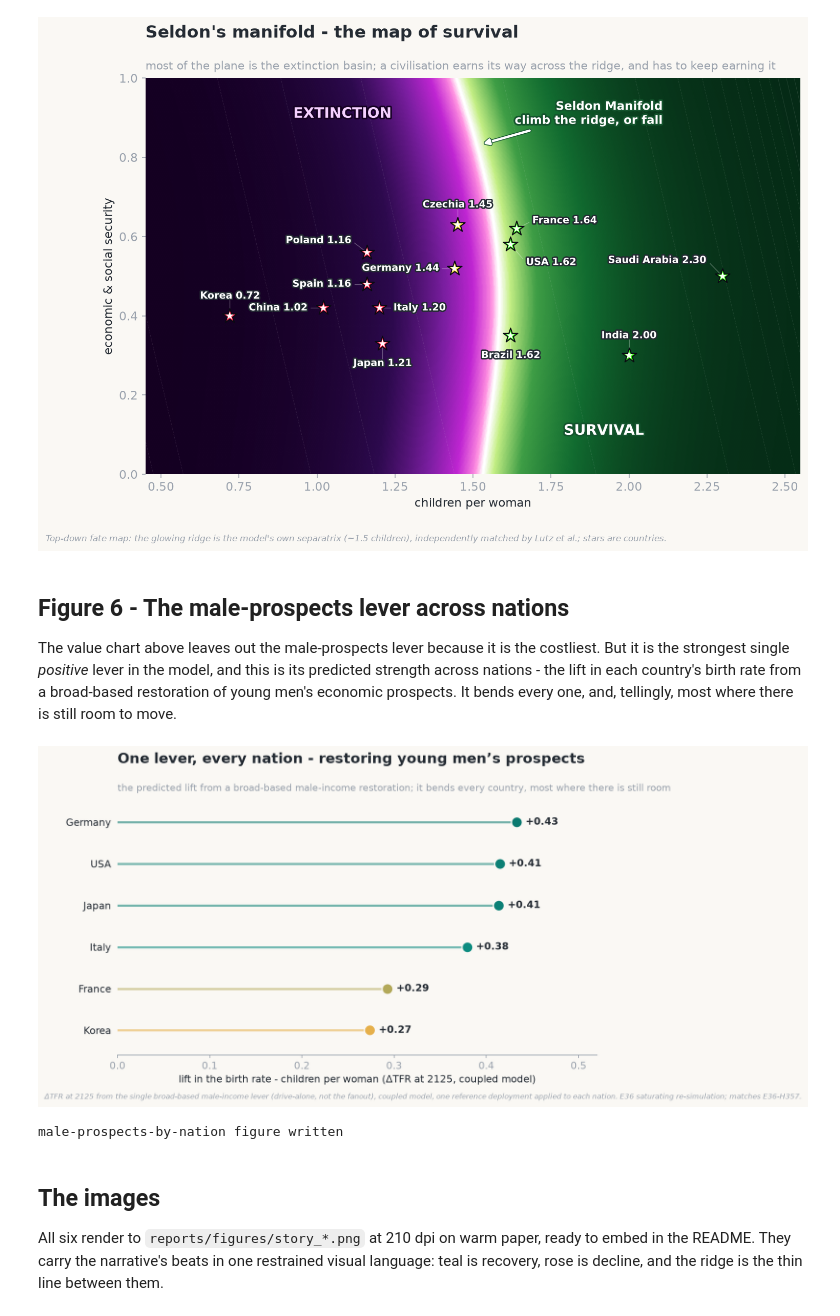
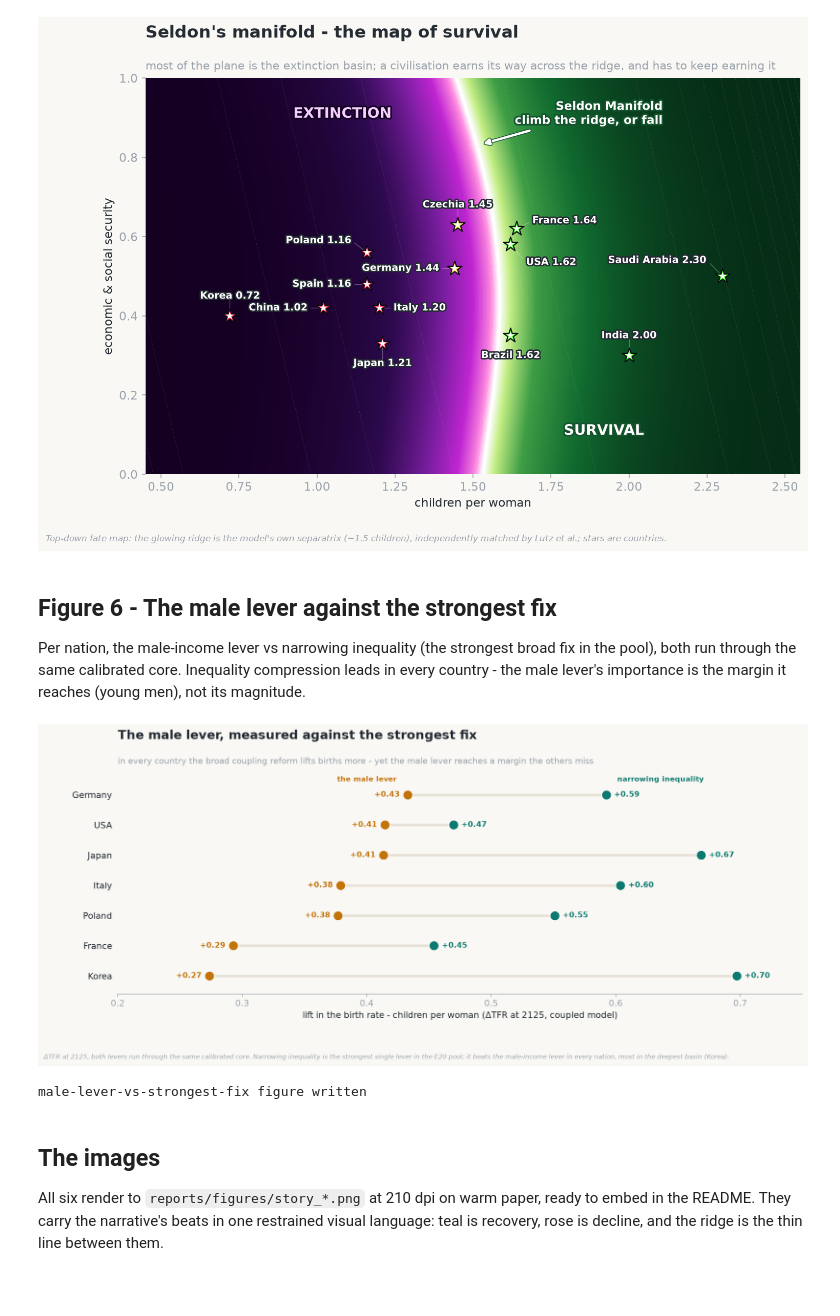
Before and after one commit to stellarshenson/sci-demographic-collapse, a Jupyter notebook: notebooks/17-kj-story-visuals.ipynb, the cells around one changed output. Cells and saved outputs as stored; diff of their text form; code cells hidden in the pictures; blank space fills up the shorter version.

```diff
--- a/notebooks/17-kj-story-visuals.ipynb
+++ b/notebooks/17-kj-story-visuals.ipynb
@@ -301,52 +347,39 @@ plt.savefig(FIGS / "story_manifold.png", dpi=210, bbox_inches="tight", pad_inche
 # %% [output]
 [figure]
 # %% [markdown]
-## Figure 6 - The male-prospects lever across nations
+## Figure 6 - The male lever against the strongest fix
 
-The value chart above leaves out the male-prospects lever because it is the costliest. But it is the strongest single *positive* lever in the model, and this is its predicted strength across nations - the lift in each country's birth rate from a broad-based restoration of young men's economic prospects. It bends every one, and, tellingly, most where there is still room to move.
+Per nation, the male-income lever vs narrowing inequality (the strongest broad fix in the pool), both run through the same calibrated core. Inequality compression leads in every country - the male lever's importance is the margin it reaches (young men), not its magnitude.
 # %%
-# The basic male-prospects lever - a broad-based, gender-balanced restoration of young men's relative
-# income (the single 'drive-alone' lever, NOT the full fanout) - measured across nations. Reproduces the
-# E36 (nb32) saturating calibration exactly (matches E36-H357: Korea +0.274, Germany +0.433, France +0.293)
-# and extends it to all six calibrated nations.
-from sci_demographic_collapse.emergent import REAL as MP_REAL, EmergentModel, ramp as _ramp
-_m = EmergentModel(data_dir=str(PROJ/'data'/'raw'/'unwpp'))
-_BASE = {r:_m.run_cal(r) for r in MP_REAL}
-def _f9(fq=0.0,fS=0.0,fC=0.0,fPb=0.0,d=10):
-    def fy(yr):
-        s=_ramp(yr,d=d); return [fS*s,fC*s,fPb*s,0,0,0,fq*s,0,0]
-    return fy
-def _dt(r,fy): return _m.run_cal(r,fy)['tfr']-_BASE[r]['tfr']
-# Hill drive calibrated on Korea to the E22 positional ceiling (E36 cell 9)
-_gfq=_dt('Korea',_f9(fq=0.05))/0.05
-_CEIL=_dt('Korea',_f9(fS=1.0*1.2*0.20,fC=0.4*0.5*0.20,fPb=0.45*3.0*0.20))
-_grid=np.linspace(0.02,0.6,60); _dg=np.array([_dt('Korea',_f9(fq=f)) for f in _grid])
-_QMAX=float(np.interp(_CEIL,_dg,_grid)); _I50=float(_gfq*_QMAX/0.03)
-_Hill=lambda I:_QMAX*I/(_I50+I)
-I_REF=30.0                                    # near-saturating broad-based lift (E36 reference deployment)
-mp={r:_dt(r,_f9(fq=_Hill(I_REF))) for r in MP_REAL}
-mp=dict(sorted(mp.items(),key=lambda kv:kv[1]))
-names=list(mp); vals=[mp[n] for n in names]
-fig,ax=plt.subplots(figsize=(9.6,5.2))
-lo,hi=min(vals),max(vals)
-for i,(n,v) in enumerate(zip(names,vals)):
-    c=COOLWARM(0.5+0.5*(v-lo)/(hi-lo+1e-9))
-    ax.plot([0,v],[i,i],color=c,lw=2.4,alpha=0.55,zorder=1)
-    ax.scatter([v],[i],s=150,color=c,zorder=2,edgecolor=PAPER,linewidth=1.5)
-    ax.annotate(f'+{v:.2f}',(v,i),xytext=(10,0),textcoords='offset points',va='center',fontsize=11,color=INK,fontweight='bold')
-ax.set_yticks(range(len(names))); ax.set_yticklabels(names,fontsize=11,color=INK)
-ax.set_xlim(0,0.52); ax.set_ylim(-0.6,len(names)-0.4)
-ax.set_xlabel('lift in the birth rate - children per woman (\u0394TFR at 2125, coupled model)')
+# ---- Figure 6: the male lever against the strongest fix, nation by nation (dumbbell) ----
+# Uses MP_NAT and INEQ_NAT from the grid above. Honest head-to-head: narrowing inequality (the strongest
+# broad coupling reform in the E20 pool) beats restoring young men's income in every nation - most in the
+# deepest basin. Direct labels on the top row, no legend box (avoids the earlier overlap).
+order=sorted(_NAT,key=lambda r:MP_NAT[r]); topi=len(order)-1
+fig=plt.figure(figsize=(14.0,6.0))
+ax=fig.add_axes([0.10,0.17,0.86,0.66])   # wide dumbbell - fill the frame (caption fits inside)
+for i,r in enumerate(order):
+    a,b=MP_NAT[r],INEQ_NAT[r]
+    ax.plot([a,b],[i,i],color=GRID,lw=3.2,zorder=1,solid_capstyle='round')
+    ax.scatter([a],[i],s=160,color=GOLD,zorder=3,edgecolor=PAPER,linewidth=1.4)
+    ax.scatter([b],[i],s=160,color=HOPE_D,zorder=3,edgecolor=PAPER,linewidth=1.4)
+    ax.annotate(f'+{a:.2f}',(a,i),xytext=(-10,0),textcoords='offset points',va='center',ha='right',fontsize=9.5,color=GOLD,fontweight='bold')
+    ax.annotate(f'+{b:.2f}',(b,i),xytext=(10,0),textcoords='offset points',va='center',ha='left',fontsize=9.5,color=HOPE_D,fontweight='bold')
+# direct labels on the top row, tucked into empty space (no legend box)
+ax.annotate('the male lever',(MP_NAT[order[topi]],topi),xytext=(-14,17),textcoords='offset points',ha='right',fontsize=9,color=GOLD,fontweight='bold')
+ax.annotate('narrowing inequality',(INEQ_NAT[order[topi]],topi),xytext=(14,17),textcoords='offset points',ha='left',fontsize=9,color=HOPE_D,fontweight='bold')
+ax.set_yticks(range(len(order))); ax.set_yticklabels(order,fontsize=11,color=INK)
+ax.set_xlim(0.20,0.75); ax.set_ylim(-0.6,len(order)-0.15)   # zoom to the data band (both levers labelled)
+ax.set_xlabel('lift in the birth rate - children per woman (ΔTFR at 2125, coupled model)')
 ax.spines['left'].set_visible(False); ax.tick_params(left=False)
-titled(ax,'One lever, every nation - restoring young men\u2019s prospects',
-       'the predicted lift from a broad-based male-income restoration; it bends every country, most where there is still room')
-caption(fig,'\u0394TFR at 2125 from the single broad-based male-income lever (drive-alone, not the fanout), coupled model, '
-        'one reference deployment applied to each nation. E36 saturating re-simulation; matches E36-H357.')
+titled(ax,'The male lever, measured against the strongest fix',
+       'in every country the broad coupling reform lifts births more - yet the male lever reaches a margin the others miss')
+caption(fig,'ΔTFR at 2125, both levers run through the same calibrated core. Narrowing inequality is the strongest single lever in the E20 pool; it beats the male-income lever in every nation, most in the deepest basin (Korea).')
 plt.savefig(FIGS/'story_male_prospects.png'); plt.show()
-rprint('[green]male-prospects-by-nation figure written[/green]')
+rprint('[green]male-lever-vs-strongest-fix figure written[/green]')
 # %% [output]
-[figure, old version]
+[figure, new version]
-male-prospects-by-nation figure written
+male-lever-vs-strongest-fix figure written
 # %% [markdown]
 ## The images
 
```
Also changed, not shown: parts of 3 cells of this notebook, 5 other files.
